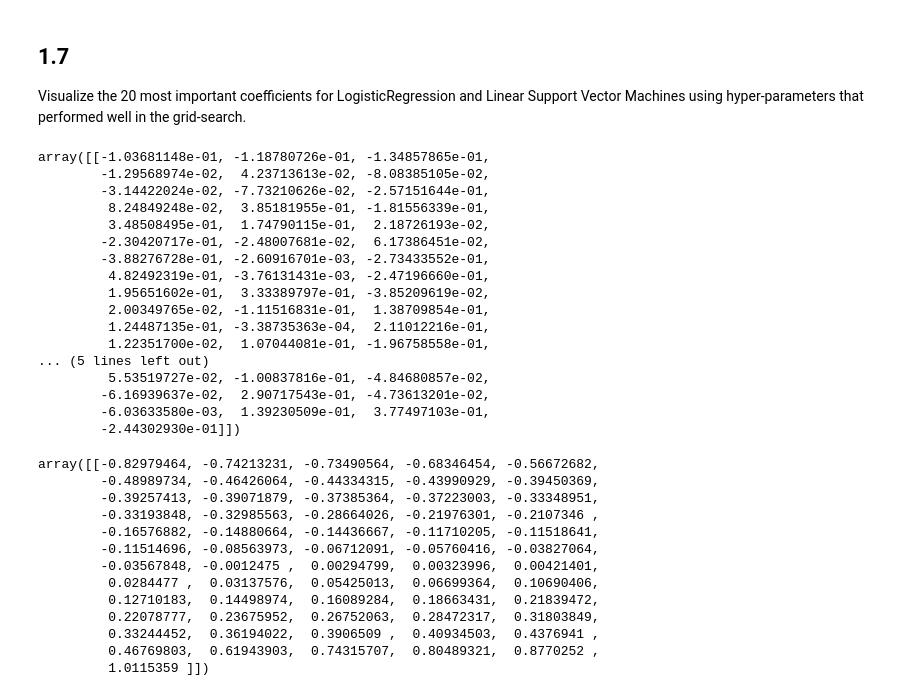
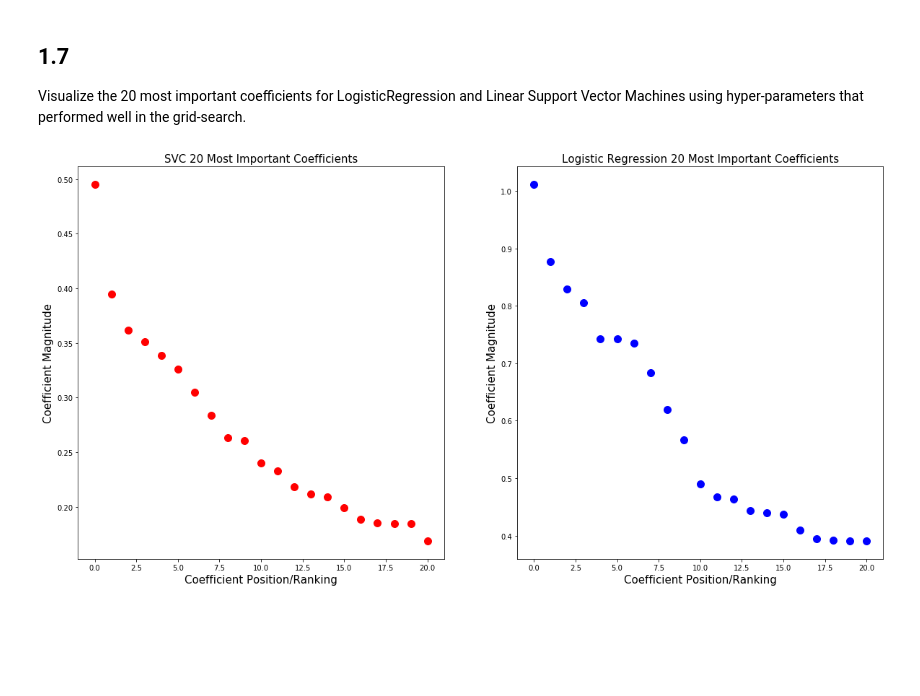
Before and after one commit to dsikka/Applied_ML, a Jupyter notebook: HW2/HW2_Task1.ipynb, the cells around one changed output. Saved outputs shown, nothing was run; the diff lists cells and outputs as text; code cells hidden in the pictures; blank space fills up the shorter version.

```diff
--- a/HW2/HW2_Task1.ipynb
+++ b/HW2/HW2_Task1.ipynb
@@ -370,8 +380,8 @@ lr_grid.best_score_
 # %% [output]
 0.7586666666666668
 # %%
-svm_pipe = make_pipeline(preprocess_with_ss, LinearSVC(max_iter=2000))
-param_grid = {'linearsvc__C': range(1, 10)}
+svm_pipe = make_pipeline(preprocess_with_ss, LinearSVC())
+param_grid = {'linearsvc__C': range(1, 25)}
 svc_grid = GridSearchCV(svm_pipe, param_grid, cv=cv_type_kfold, n_jobs=-1, return_train_score=True)
 svc_grid.fit(X_train_val, y_train_val)
 svc_grid.best_score_
@@ -379,7 +389,7 @@ svc_grid.best_score_
 0.7546666666666667
 # %%
 nn_pipe = make_pipeline(preprocess_with_ss, KNeighborsClassifier())
-param_grid = {'kneighborsclassifier__n_neighbors': range(1, 10)}
+param_grid = {'kneighborsclassifier__n_neighbors': range(1, 25)}
 nn_grid = GridSearchCV(nn_pipe, param_grid, cv=cv_type_kfold, n_jobs=-1, return_train_score=True)
 nn_grid.fit(X_train_val, y_train_val)
 nn_grid.best_score_
@@ -397,41 +409,38 @@ print(nn_grid.best_params_)
 ## 1.7
 Visualize the 20 most important coefficients for LogisticRegression and Linear Support
 Vector Machines using hyper-parameters that performed well in the grid-search.
-# %%
-# Use the best one
-svc_grid.best_estimator_['linearsvc'].coef_
-# %% [output]
-array([[-1.03681148e-01, -1.18780726e-01, -1.34857865e-01,
-        -1.29568974e-02,  4.23713613e-02, -8.08385105e-02,
-        -3.14422024e-02, -7.73210626e-02, -2.57151644e-01,
-         8.24849248e-02,  3.85181955e-01, -1.81556339e-01,
-         3.48508495e-01,  1.74790115e-01,  2.18726193e-02,
-        -2.30420717e-01, -2.48007681e-02,  6.17386451e-02,
-        -3.88276728e-01, -2.60916701e-03, -2.73433552e-01,
-         4.82492319e-01, -3.76131431e-03, -2.47196660e-01,
-         1.95651602e-01,  3.33389797e-01, -3.85209619e-02,
-         2.00349765e-02, -1.11516831e-01,  1.38709854e-01,
-         1.24487135e-01, -3.38735363e-04,  2.11012216e-01,
-         1.22351700e-02,  1.07044081e-01, -1.96758558e-01,
-... (5 lines left out)
-         5.53519727e-02, -1.00837816e-01, -4.84680857e-02,
-        -6.16939637e-02,  2.90717543e-01, -4.73613201e-02,
-        -6.03633580e-03,  1.39230509e-01,  3.77497103e-01,
-        -2.44302930e-01]])
-# %%
-coef_lr = lr_grid.best_estimator_['logisticregression'].coef_
-coef_lr.sort()
-# %% [output]
-array([[-0.82979464, -0.74213231, -0.73490564, -0.68346454, -0.56672682,
-        -0.48989734, -0.46426064, -0.44334315, -0.43990929, -0.39450369,
-        -0.39257413, -0.39071879, -0.37385364, -0.37223003, -0.33348951,
-        -0.33193848, -0.32985563, -0.28664026, -0.21976301, -0.2107346 ,
-        -0.16576882, -0.14880664, -0.14436667, -0.11710205, -0.11518641,
-        -0.11514696, -0.08563973, -0.06712091, -0.05760416, -0.03827064,
-        -0.03567848, -0.0012475 ,  0.00294799,  0.00323996,  0.00421401,
-         0.0284477 ,  0.03137576,  0.05425013,  0.06699364,  0.10690406,
-         0.12710183,  0.14498974,  0.16089284,  0.18663431,  0.21839472,
-         0.22078777,  0.23675952,  0.26752063,  0.28472317,  0.31803849,
-         0.33244452,  0.36194022,  0.3906509 ,  0.40934503,  0.4376941 ,
-         0.46769803,  0.61943903,  0.74315707,  0.80489321,  0.8770252 ,
-         1.0115359 ]])
+# %%
+# Best performance when C = 1 for logistic regression
+best_lr_pipe = make_pipeline(preprocess_with_ss, LogisticRegression(C=1))
+best_lr_pipe.fit(X_train_val, y_train_val)
+# Best performance when C = 12 for svc
+best_svc_pipe = make_pipeline(preprocess_with_ss, LinearSVC(C=12))
+best_svc_pipe.fit(X_train_val, y_train_val)
+
+# Get the coefficients
+best_lr_coeff = best_lr_pipe['logisticregression'].coef_[0]
+best_svc_coeff = best_svc_pipe['linearsvc'].coef_[0]
+# %%
+# Get the top 20 coefficients with the greatest absolute value
+svc_coeff_abs = [abs(x) for x in best_svc_coeff]
+svc_coeff_abs.sort(reverse=True)
+top_20_svc = svc_coeff_abs[0:21]
+
+lr_coeff_abs = [abs(x) for x in best_lr_coeff]
+lr_coeff_abs.sort(reverse=True)
+top_20_lr = lr_coeff_abs[0:21]
+# %%
+# Visualize the performance
+fig, ax = plt.subplots(1,2, figsize=(20,10))
+ax1, ax2 = ax.ravel()
+ax1.plot(range(0,21), top_20_svc, 'ro', markersize='10')
+ax1.set_xlabel('Coefficient Position/Ranking',fontsize=15)
+ax1.set_ylabel('Coefficient Magnitude',fontsize=15)
+ax1.set_title('SVC 20 Most Important Coefficients',fontsize=15)
+ax2.plot(range(0,21), top_20_lr, 'bo', markersize='10')
+ax2.set_xlabel('Coefficient Position/Ranking', fontsize=15)
+ax2.set_ylabel('Coefficient Magnitude', fontsize=15)
+ax2.set_title('Logistic Regression 20 Most Important Coefficients', fontsize=15)
+plt.show()
+# %% [output]
+[figure, added]
```
Also changed, not shown: parts of 35 cells of this notebook.
